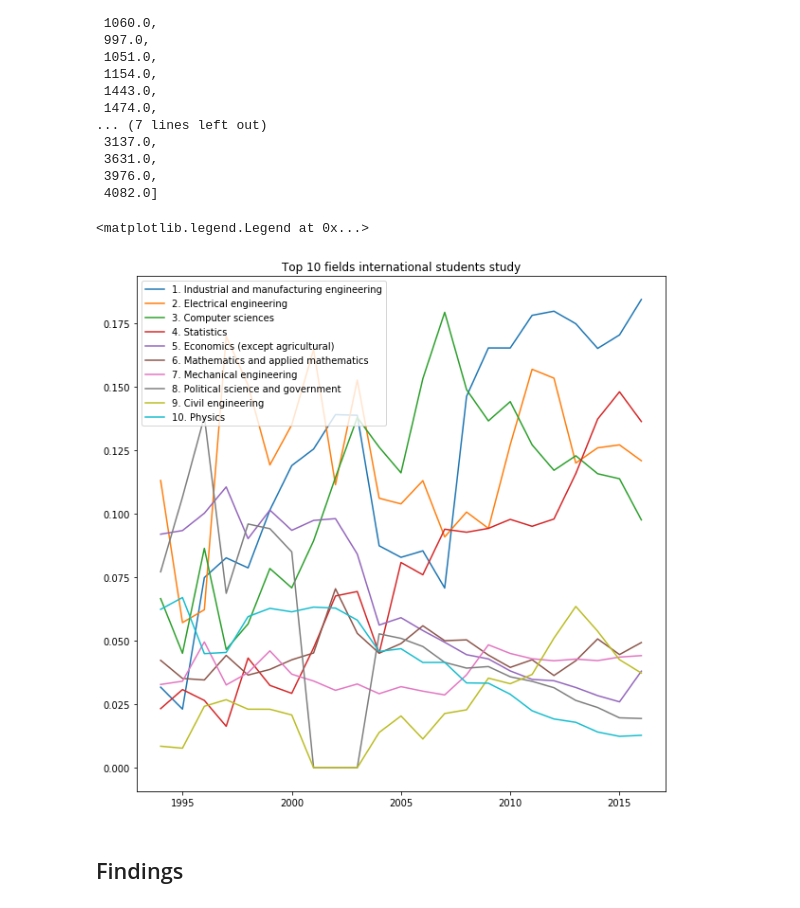
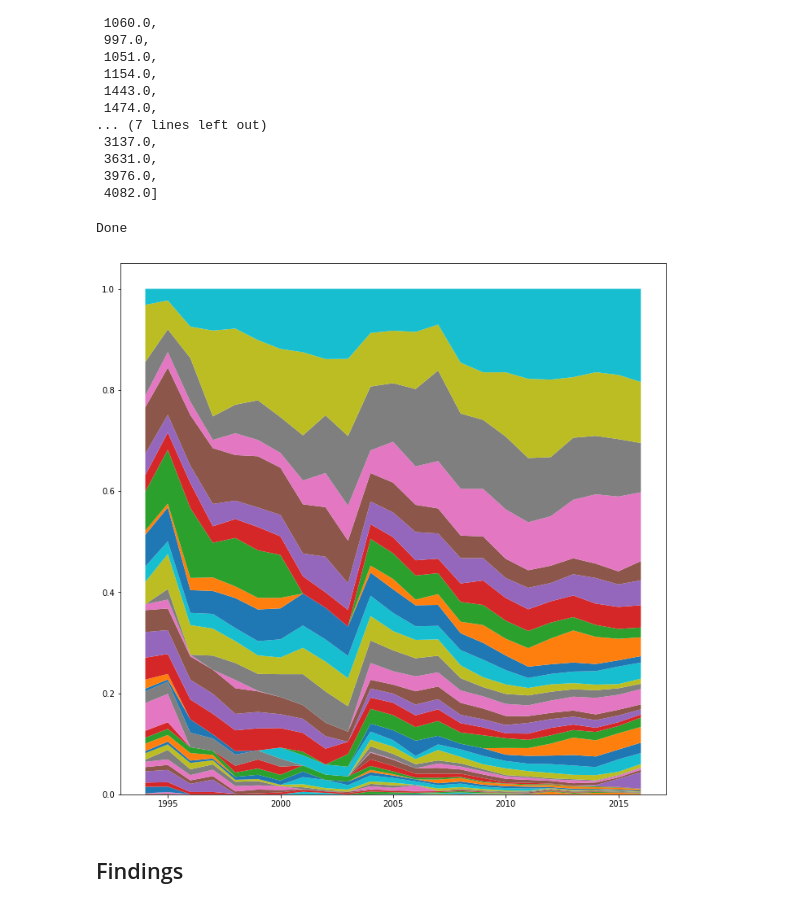
Before and after one commit to graphicsdesk/international-students, a Jupyter notebook: notebooks/gss-detailed.ipynb, the cells around one changed output. Cells and saved outputs as stored; diff of their text form; code cells hidden in the pictures.

Commit message:
experimenting with area proportions

```diff
--- a/notebooks/gss-detailed.ipynb
+++ b/notebooks/gss-detailed.ipynb
@@ -56,23 +56,26 @@ Let's isolate those STEM fields that see the greatest international student incr
 ufields
 # %%
 fieldsOfInterest = [
-    'Civil engineering',
+    'Computer sciences',
     'Electrical engineering',
     'Statistics',
-    'Earth, atmospheric, and ocean sciences not elsewhere classified',
-    'Computer sciences',
-    'Engineering science, mechanics, and physics',
+    # 'Earth, atmospheric, and ocean sciences not elsewhere classified',
+    'Mathematics and applied mathematics',
     'Industrial and manufacturing engineering',
-    'Mathematics and applied mathematics',
-    'Economics (except agricultural)',
+    'Civil engineering',
 ]
 
-fig, axarr = plt.subplots(3, 3, figsize=(18, 18))
+fig, axarr = plt.subplots(2, 3, figsize=(15, 11))
 
 for i in range(len(fieldsOfInterest)):
     plotField(axarr[i // 3, i % 3], fieldsOfInterest[i])
-axarr[0, 0].legend()
+
+handles, labels = axarr[-1, -1].get_legend_handles_labels()
+fig.legend(handles, labels, loc='upper right')
 
 fig.tight_layout()
+st = fig.suptitle("International vs. domestic students in selected STEM fields", fontsize=18)
+st.set_y(1)
+fig.subplots_adjust(top=.92)
 fig.savefig('selected_detailed_fields.png')
 # %% [output]
@@ -118,12 +121,16 @@ topFields = sorted(intrCounts.items(), key=sumWithNone, reverse=True)
 # %%
 def getProportions(a):
     return [a[i] / yearTotals[i] for i in range(len(a))]
 
-plt.figure(figsize=(10, 10))
-for i, f in enumerate(topFields[:10]):
-    plt.plot(years, getProportions(f[1]), label=f'{i + 1}. {f[0]}')
-plt.title('Top 10 fields international students study')
-plt.legend()
+plt.figure(figsize=(12, 12))
+areas = []
+labels = []
+for f in reversed(topFields):
+    areas.append(getProportions(f[1]))
+    labels.append(f[0])
+plt.stackplot(years, areas, labels=labels)
+# plt.legend()
+print('Done')
 # %% [output]
-<matplotlib.legend.Legend at 0x...>
+Done
-[figure, old version]
+[figure, new version]
```
Also changed, not shown: parts of 2 cells of this notebook, 1 other file.
